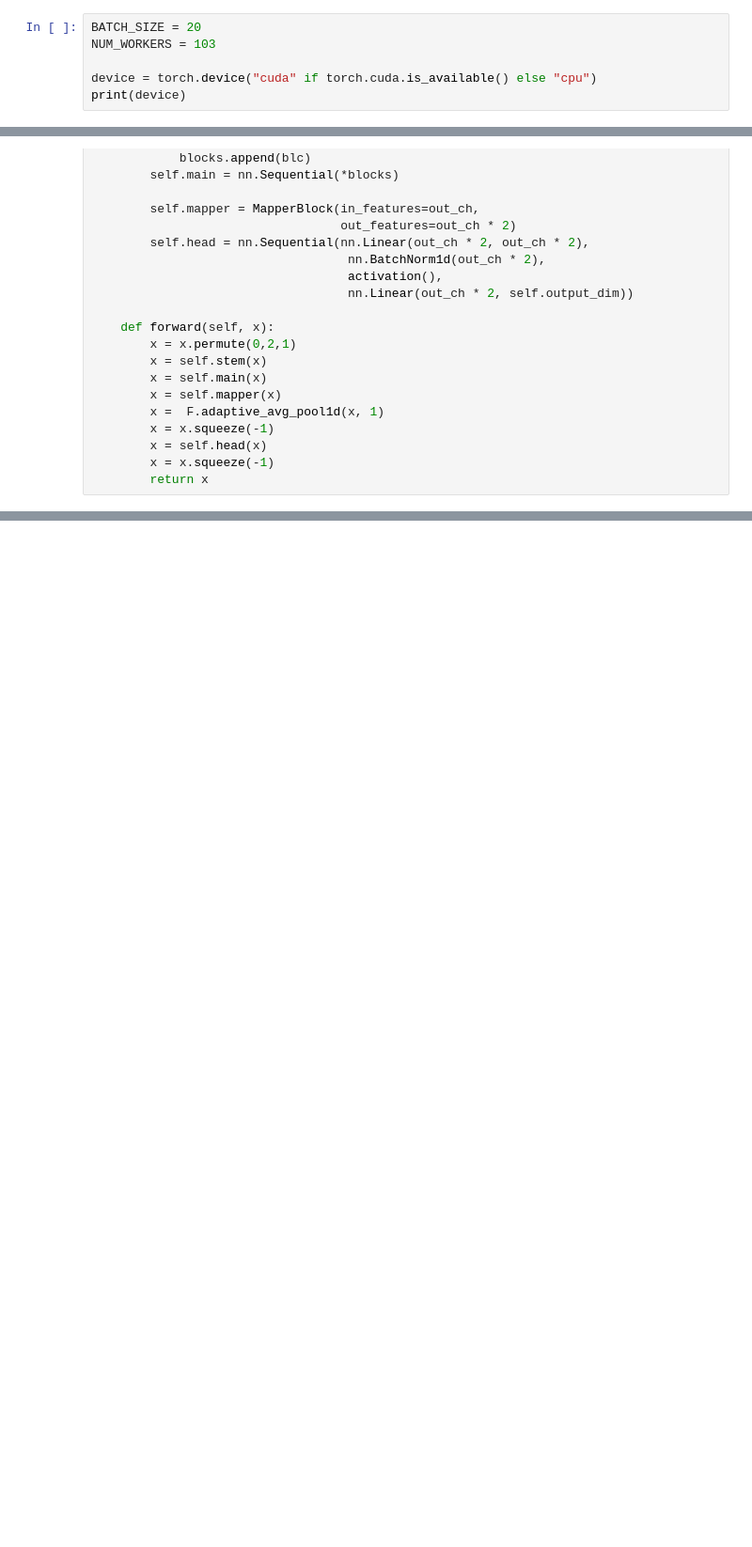
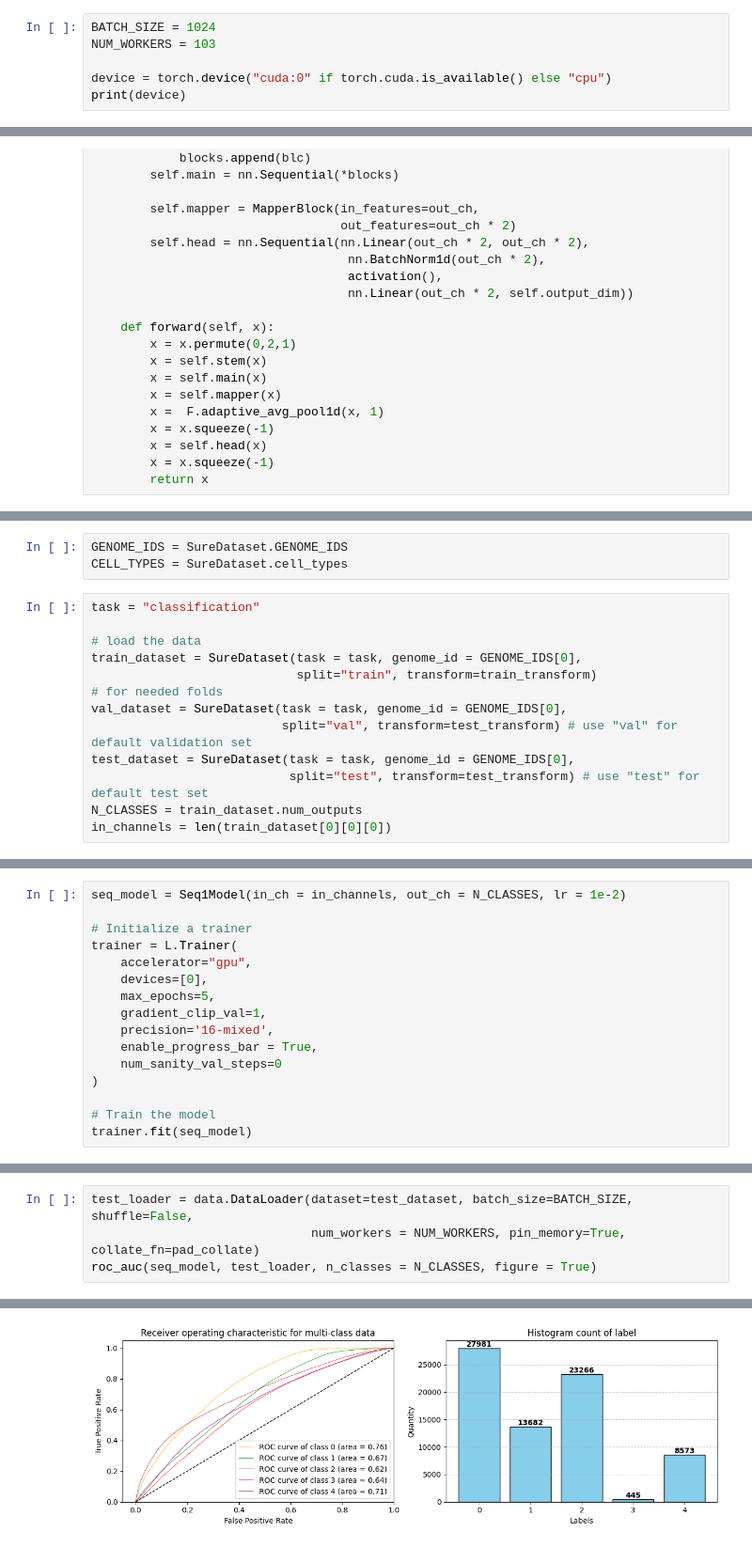
Before and after one commit to autosome-imtf/MPRA-MNIST, a Jupyter notebook: examples/SureDataset_example.ipynb, the cells around one changed output, grey strips where cells are left out. Shown at 94% size. Drawn from its saved outputs; the diff is of its cells as text; blank space fills up the shorter version.

```diff
--- a/examples/SureDataset_example.ipynb
+++ b/examples/SureDataset_example.ipynb
@@ -23,7 +15,7 @@ import boda
 # %%
-BATCH_SIZE = 20
+BATCH_SIZE = 1024
 NUM_WORKERS = 103
 
-device = torch.device("cuda" if torch.cuda.is_available() else "cpu")
+device = torch.device("cuda:0" if torch.cuda.is_available() else "cpu")
 print(device)
 # %% [output]
@@ -2261,0 +235,15 @@ Testing: |
+# %%
+GENOME_IDS = SureDataset.GENOME_IDS
+CELL_TYPES = SureDataset.cell_types
+# %%
+task = "classification"
+
+# load the data
+train_dataset = SureDataset(task = task, genome_id = GENOME_IDS[0],
+                            split="train", transform=train_transform)                                                                                              # for needed folds
+val_dataset = SureDataset(task = task, genome_id = GENOME_IDS[0],
+                          split="val", transform=test_transform) # use "val" for default validation set
+test_dataset = SureDataset(task = task, genome_id = GENOME_IDS[0],
+                           split="test", transform=test_transform) # use "test" for default test set
+N_CLASSES = train_dataset.num_outputs
+in_channels = len(train_dataset[0][0][0])
@@ -2261,0 +563,16 @@ Testing: |
+# %%
+seq_model = Seq1Model(in_ch = in_channels, out_ch = N_CLASSES, lr = 1e-2)
+
+# Initialize a trainer
+trainer = L.Trainer(
+    accelerator="gpu",
+    devices=[0],
+    max_epochs=5,
+    gradient_clip_val=1,
+    precision='16-mixed',
+    enable_progress_bar = True,
+    num_sanity_val_steps=0
+)
+
+# Train the model
+trainer.fit(seq_model)
@@ -2261,0 +650,5 @@ Testing: |
+# %%
+test_loader = data.DataLoader(dataset=test_dataset, batch_size=BATCH_SIZE, shuffle=False,
+                              num_workers = NUM_WORKERS, pin_memory=True, collate_fn=pad_collate)
+roc_auc(seq_model, test_loader, n_classes = N_CLASSES, figure = True)
+# %% [output]
@@ -2261,0 +660 @@ Testing: |
+[figure, added]
```
Also changed, not shown: parts of 44 cells of this notebook, 26 other files.
